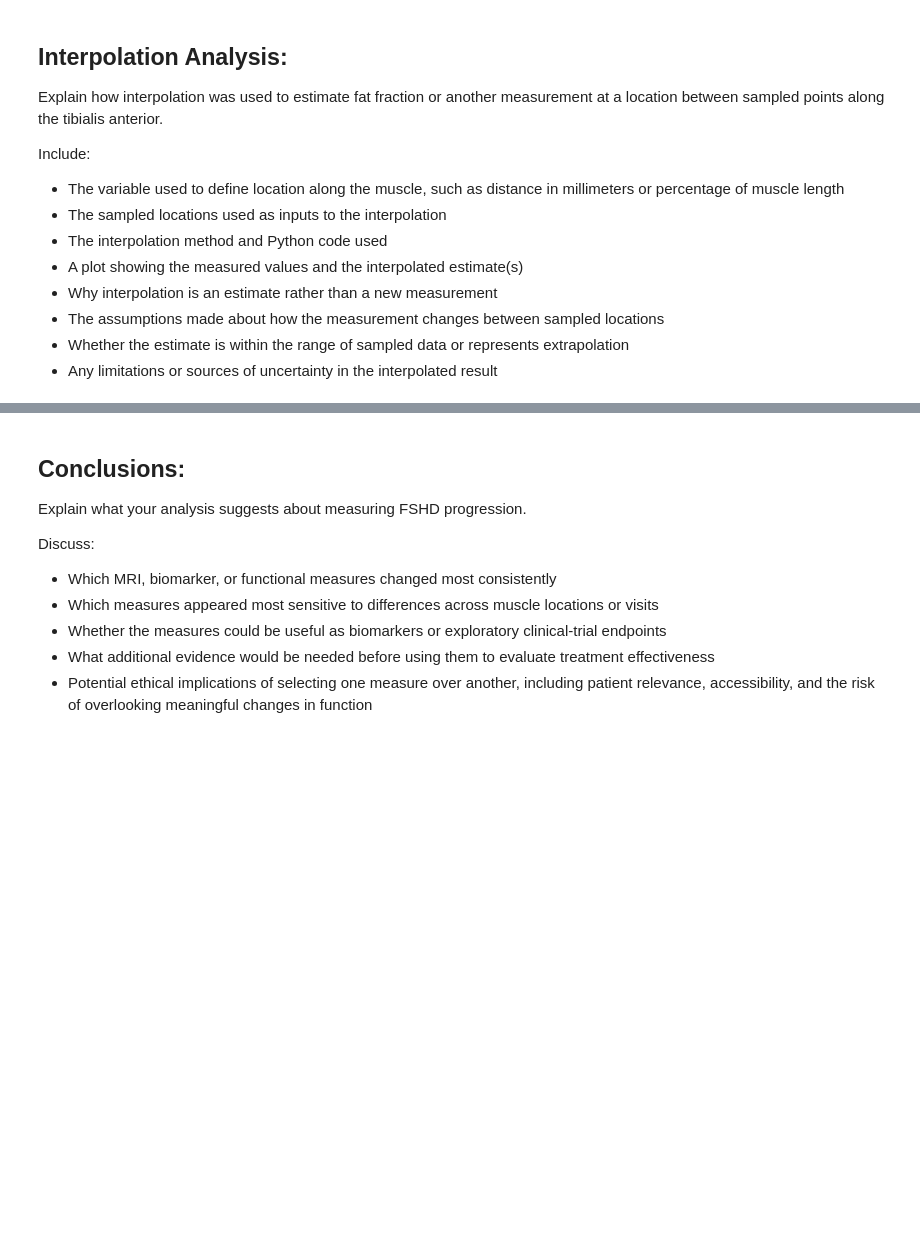
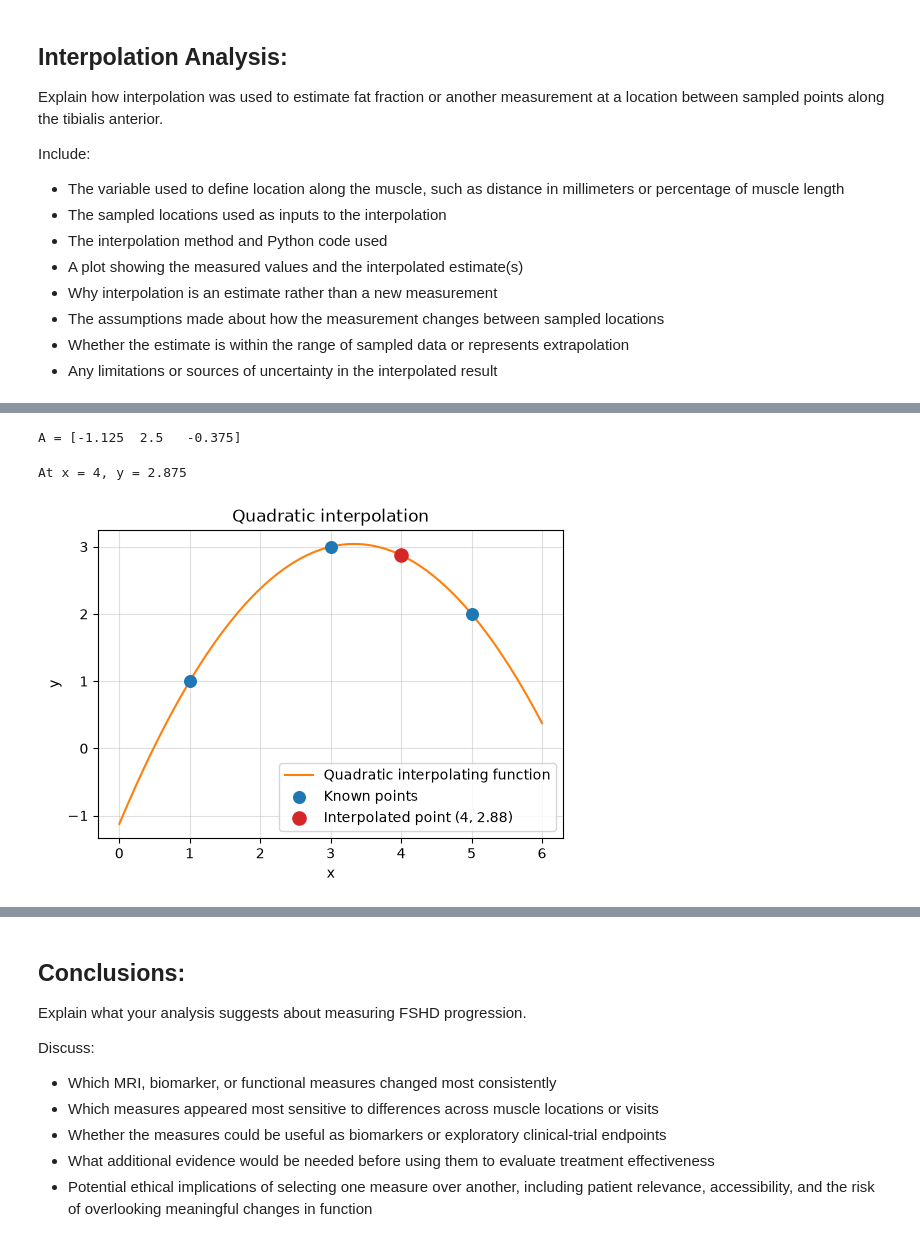
Before and after one commit to mabouassi2288/Module-2, a Jupyter notebook: FSHD_Module2_Project_Mona_Victor.ipynb, the cells around one changed output, grey strips where cells are left out. Cells and saved outputs as stored; diff of their text form; code cells hidden in the pictures; blank space fills up the shorter version.

```diff
--- a/FSHD_Module2_Project_Mona_Victor.ipynb
+++ b/FSHD_Module2_Project_Mona_Victor.ipynb
@@ -412,0 +477,38 @@ Include:
+# %%
+# Known points
+x1, x2, x3 = 1, 3, 5
+y1, y2, y3 = 1, 3, 2
+
+Z = np.array([[1, x1, x1**2],
+              [1, x2, x2**2],
+              [1, x3, x3**2]])
+Y = np.array([y1, y2, y3])
+
+A = np.linalg.solve(Z, Y)
+print("A =", A)
+# %% [output]
+A = [-1.125  2.5   -0.375]
+# %%
+a1, a2, a3 = A
+x_value = 4
+y_value = a1 + a2 * x_value + a3 * x_value**2
+print(f"At x = {x_value}, y = {y_value}")
+# %% [output]
+At x = 4, y = 2.875
+# %%
+x_curve = np.linspace(0, 6, 200)
+y_curve = a1 + a2 * x_curve + a3 * x_curve**2
+
+plt.figure(figsize=(6, 4))
+plt.plot(x_curve, y_curve, color="tab:orange", label="Quadratic interpolating function")
+plt.scatter([x1, x2, x3], [y1, y2, y3], color="tab:blue", s=70, zorder=4, label="Known points")
+plt.scatter([x_value], [y_value], color="tab:red", s=90, zorder=5,
+            label=f"Interpolated point ({x_value}, {y_value:.2f})")
+plt.title("Quadratic interpolation")
+plt.xlabel("x")
+plt.ylabel("y")
+plt.grid(True, alpha=0.4)
+plt.legend()
+plt.show()
+# %% [output]
+[figure, added]
```
Also changed, not shown: parts of 11 cells of this notebook.
